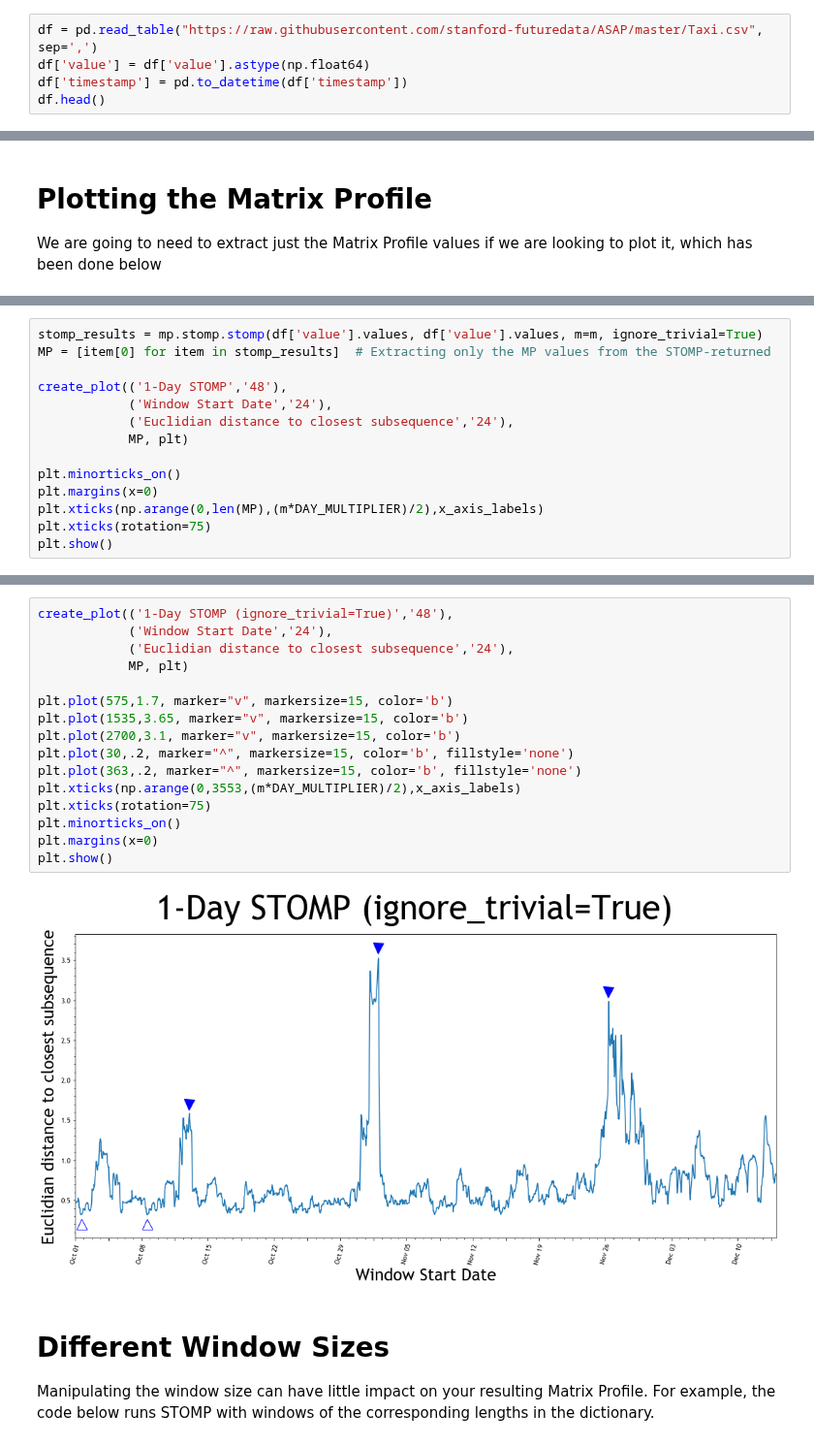
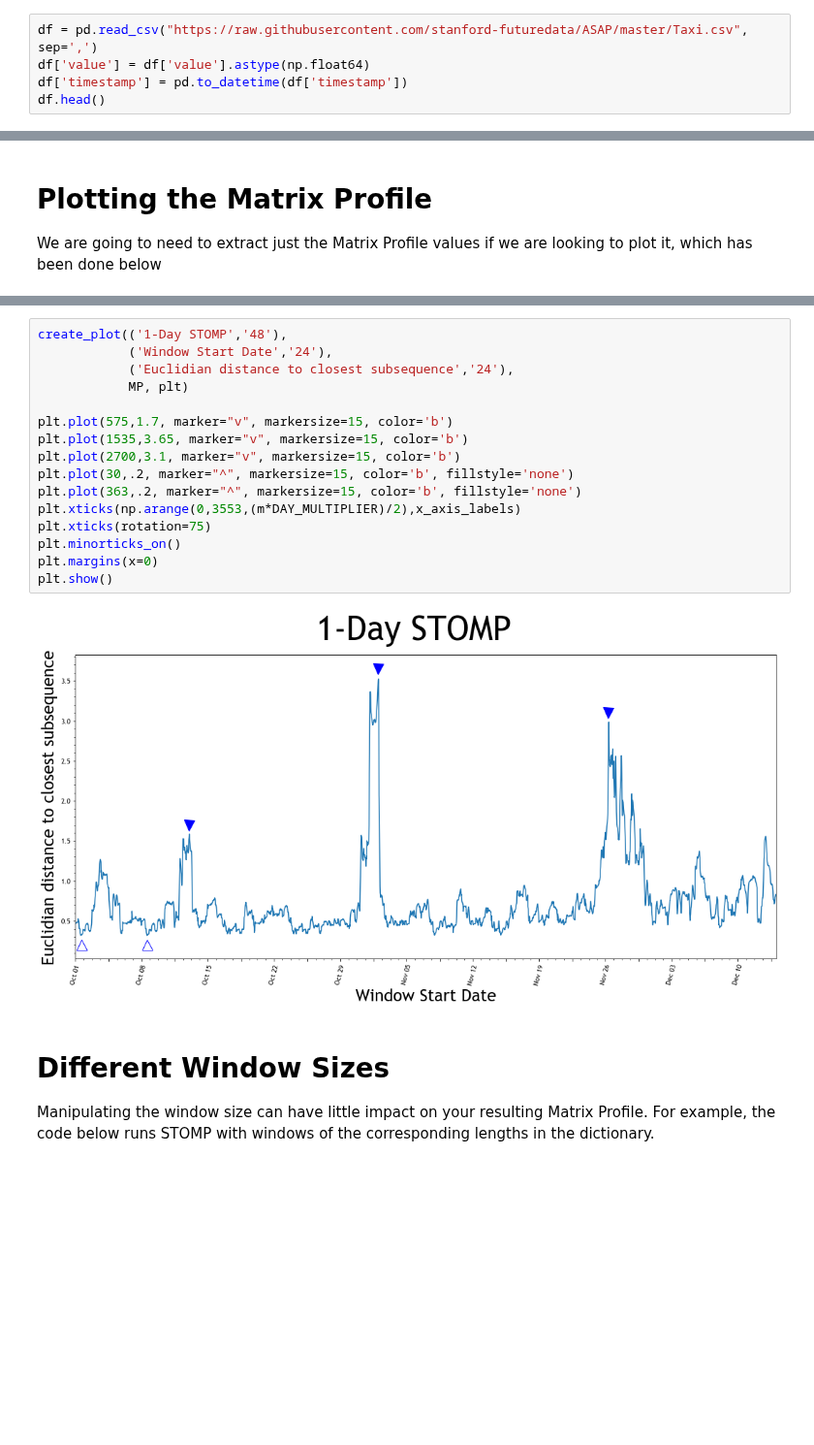
Before and after one commit to bcExpt-1123/Stumpy-python, a Jupyter notebook: docs/taxi.ipynb, the cells around one changed output, grey strips where cells are left out. Shown at 97% size. Cells and saved outputs as stored; diff of their text form; blank space fills up the shorter version.

Commit message:
Switched ignore_trivial=True as default

```diff
--- a/docs/taxi.ipynb
+++ b/docs/taxi.ipynb
@@ -23,7 +23,7 @@ First, we'll download historical data that represents the half-hourly average of
 
 We extract that data and insert it into a pandas dataframe, making sure the timestamps are stored as *datetime* objects and the values are of type *float64*.
 # %%
-df = pd.read_table("https://raw.githubusercontent.com/stanford-futuredata/ASAP/master/Taxi.csv", sep=',')
+df = pd.read_csv("https://raw.githubusercontent.com/stanford-futuredata/ASAP/master/Taxi.csv", sep=',')
 df['value'] = df['value'].astype(np.float64)
 df['timestamp'] = pd.to_datetime(df['timestamp'])
 df.head()
@@ -161,14 +151,0 @@ We seem to be getting a very small range of values along the y-axis, that are al
-# %%
-stomp_results = mp.stomp.stomp(df['value'].values, df['value'].values, m=m, ignore_trivial=True)
-MP = [item[0] for item in stomp_results]  # Extracting only the MP values from the STOMP-returned
-
-create_plot(('1-Day STOMP','48'),
-            ('Window Start Date','24'),
-            ('Euclidian distance to closest subsequence','24'),
-            MP, plt)
-
-plt.minorticks_on()
-plt.margins(x=0)
-plt.xticks(np.arange(0,len(MP),(m*DAY_MULTIPLIER)/2),x_axis_labels)
-plt.xticks(rotation=75)
-plt.show()
@@ -189,23 +164,23 @@ It happens to be that the 2 lowest data points are *exactly* 7 days apart, sugge
 
 So what about the highest values? The indices that have the highest values on the graph represent the uniqueness of their corresponding subsequence. Meaning that there is not an existing subsequence that is relatively close to the specified subsequence (in terms of euclidian distance). We found that the top 3 peaks in the graph happened to correspond exactly with the timing of Columbus Day, Daylight Saving Time, and Thanksgiving, respectively. The specified peaks are highlighted by downward-pointing triangles in the graph below.
 # %%
-create_plot(('1-Day STOMP (ignore_trivial=True)','48'),
+create_plot(('1-Day STOMP','48'),
             ('Window Start Date','24'),
             ('Euclidian distance to closest subsequence','24'),
             MP, plt)
 
 plt.plot(575,1.7, marker="v", markersize=15, color='b')
 plt.plot(1535,3.65, marker="v", markersize=15, color='b')
 plt.plot(2700,3.1, marker="v", markersize=15, color='b')
 plt.plot(30,.2, marker="^", markersize=15, color='b', fillstyle='none')
 plt.plot(363,.2, marker="^", markersize=15, color='b', fillstyle='none')
 plt.xticks(np.arange(0,3553,(m*DAY_MULTIPLIER)/2),x_axis_labels)
 plt.xticks(rotation=75)
 plt.minorticks_on()
 plt.margins(x=0)
 plt.show()
 # %% [output]
-[figure, old version]
+[figure, new version]
 # %% [markdown]
 # Different Window Sizes
 
```
Also changed, not shown: parts of 6 cells of this notebook, 6 other files.
